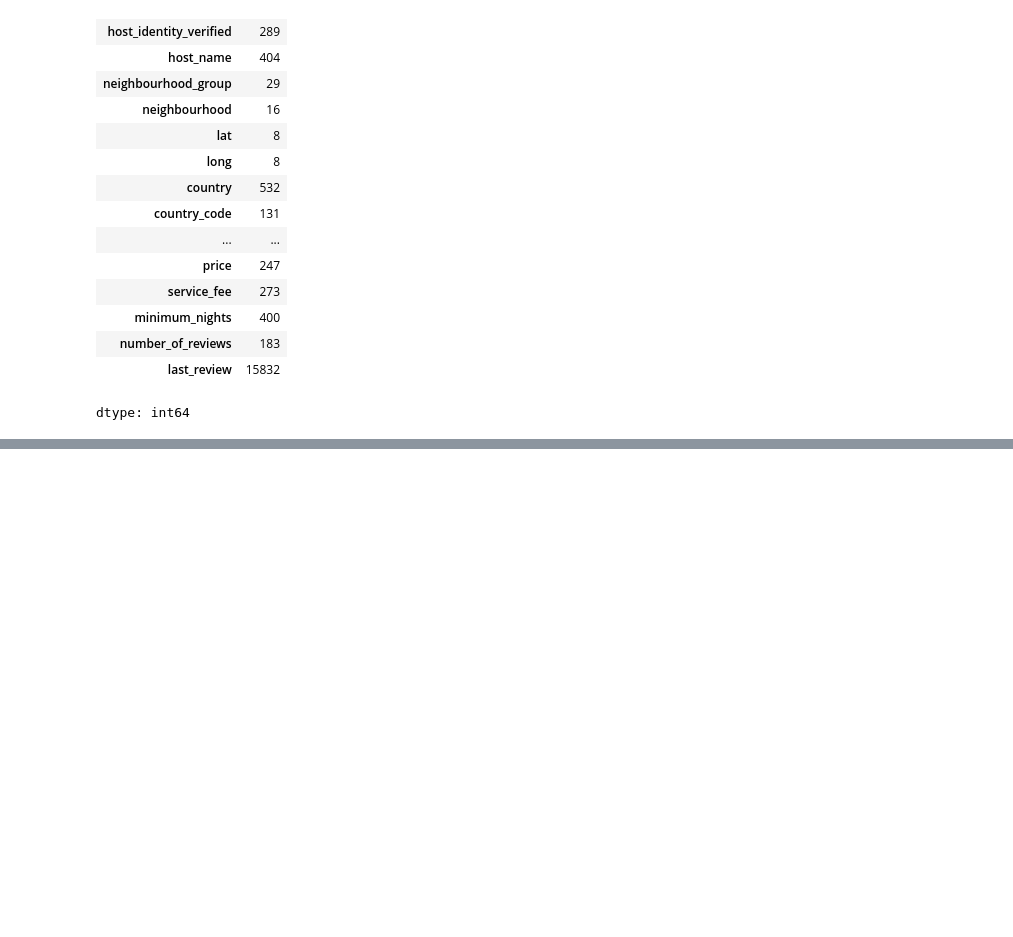
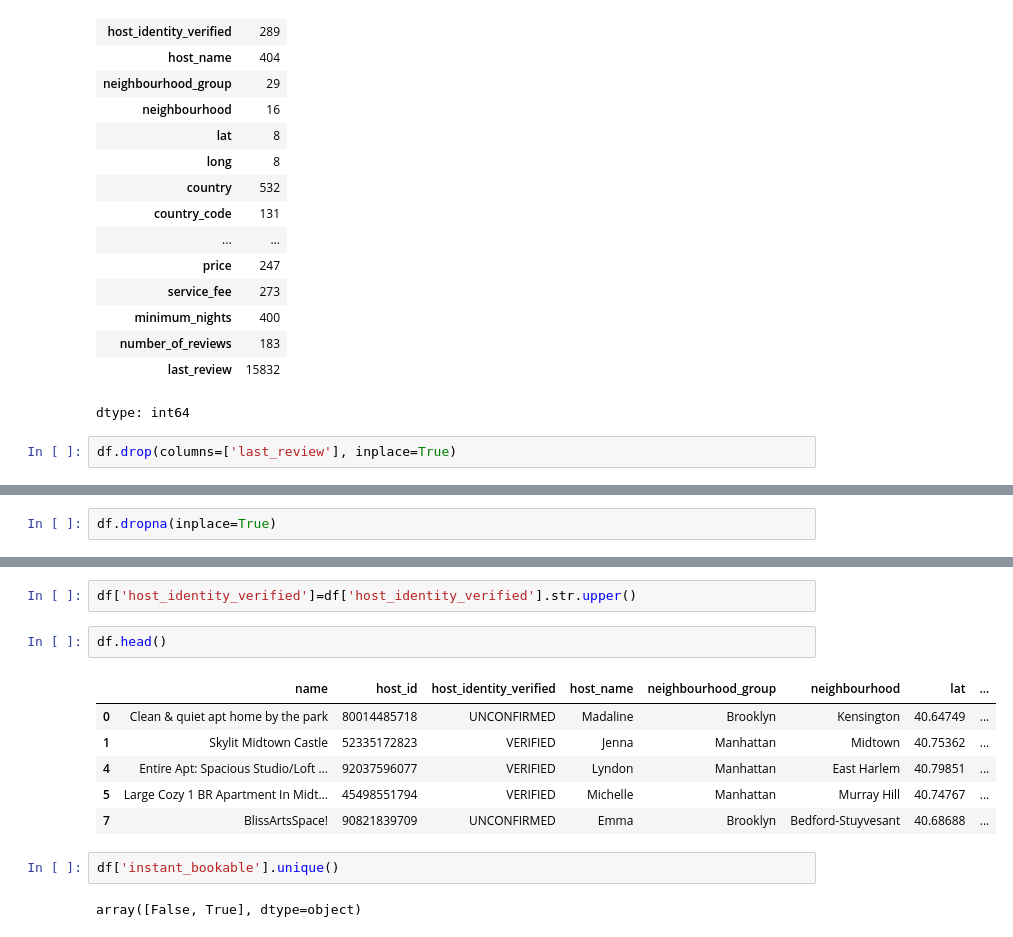
Before and after one commit to omarpb03/Data-Science-ML-Fundamentals-Python, a Jupyter notebook: Airbnb.ipynb, the cells around one changed output, grey strips where cells are left out. Cells and saved outputs as stored; diff of their text form; blank space fills up the shorter version.

```diff
--- a/Airbnb.ipynb
+++ b/Airbnb.ipynb
@@ -232,3 +231,5 @@ df.isna().sum()
 | number_of_reviews | 183 |
 | last_review | 15832 |
 dtype: int64
+# %%
+df.drop(columns=['last_review'], inplace=True)
@@ -234,0 +257,2 @@ dtype: int64
+# %%
+df.dropna(inplace=True)
@@ -234,0 +301,15 @@ dtype: int64
+# %%
+df['host_identity_verified']=df['host_identity_verified'].str.upper()
+# %%
+df.head()
+# %% [output]
+|  | name | host_id | host_identity_verified | host_name | neighbourhood_group | neighbourhood | lat | ... |
+| 0 | Clean & quiet apt home by the park | 80014485718 | UNCONFIRMED | Madaline | Brooklyn | Kensington | 40.64749 | ... |
+| 1 | Skylit Midtown Castle | 52335172823 | VERIFIED | Jenna | Manhattan | Midtown | 40.75362 | ... |
+| 4 | Entire Apt: Spacious Studio/Loft ... | 92037596077 | VERIFIED | Lyndon | Manhattan | East Harlem | 40.79851 | ... |
+| 5 | Large Cozy 1 BR Apartment In Midt... | 45498551794 | VERIFIED | Michelle | Manhattan | Murray Hill | 40.74767 | ... |
+| 7 | BlissArtsSpace! | 90821839709 | UNCONFIRMED | Emma | Brooklyn | Bedford-Stuyvesant | 40.68688 | ... |
+# %%
+df['instant_bookable'].unique()
+# %% [output]
+array([False, True], dtype=object)
```
Also changed, not shown: parts of 11 cells of this notebook.
